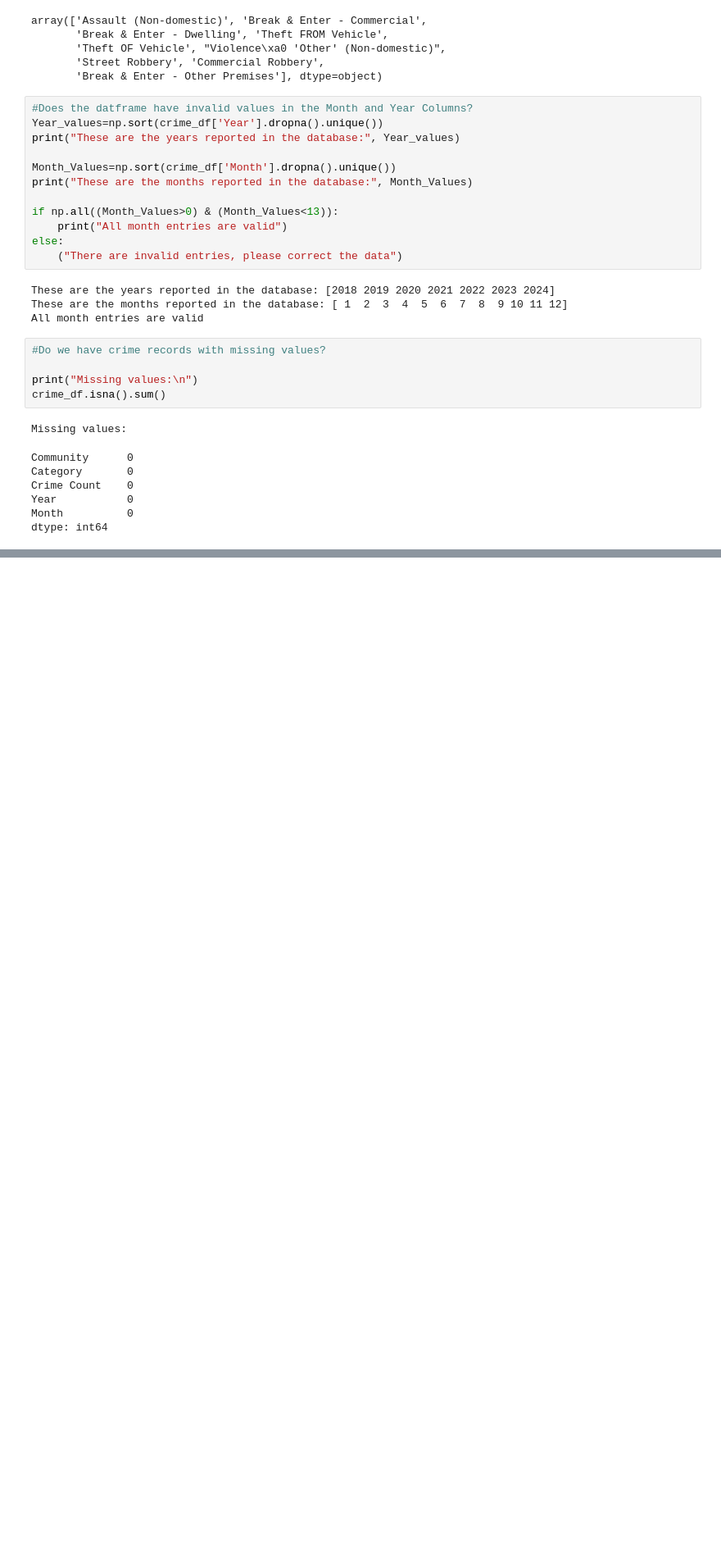
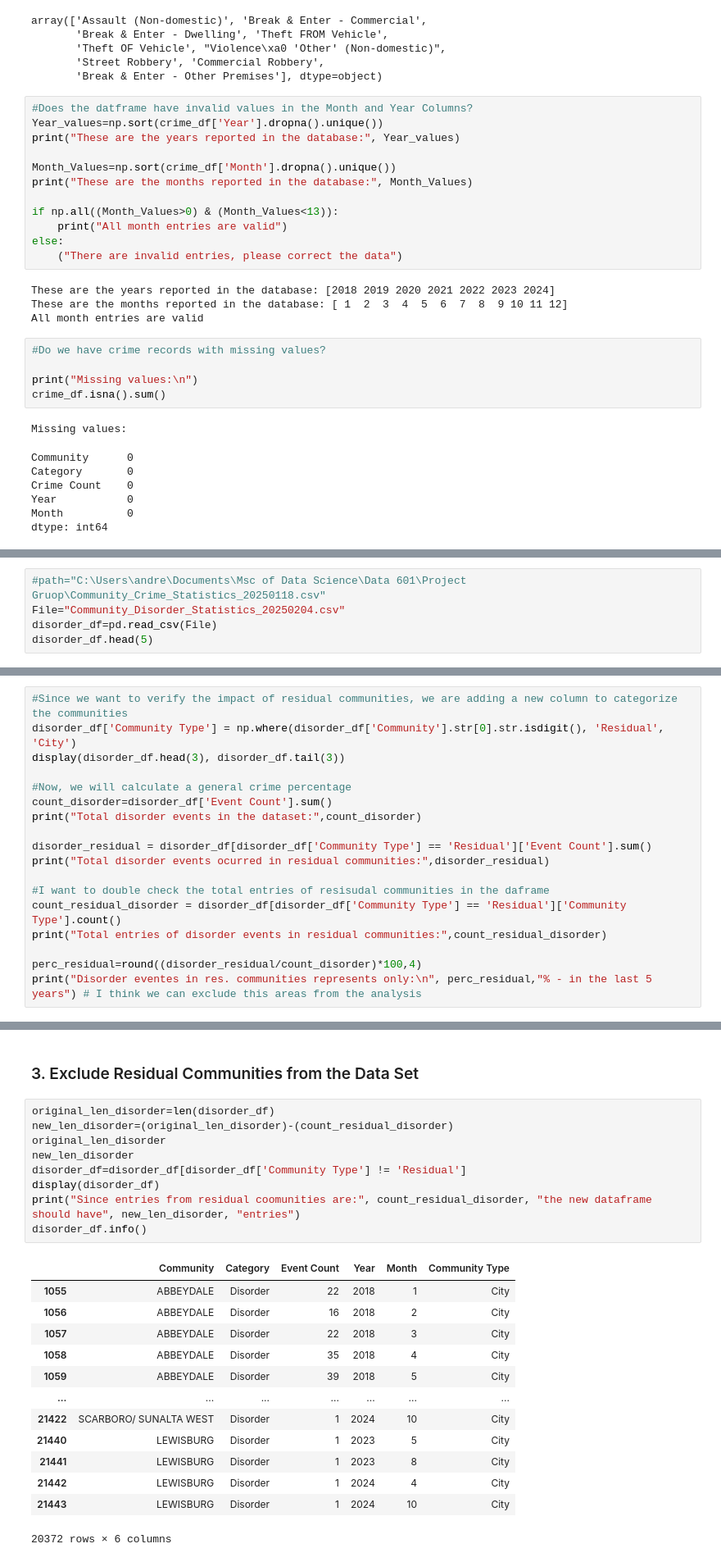
Before and after one commit to DanielaManozca/Calgary-s-Crime-statistics, a Jupyter notebook: Project Data Cleaning - Crime Stats.ipynb, the cells around one changed output, grey strips where cells are left out. Shown: that part at 82% size. Cells and saved outputs as stored; diff of their text form; blank space fills up the shorter version.

```diff
--- a/Project Data Cleaning - Crime Stats.ipynb
+++ b/Project Data Cleaning - Crime Stats.ipynb
@@ -152,0 +204,5 @@ Crimes in res. communities represents only: 1.34 % - in the last 5 years
+# %%
+#path="C:\Users\andre\Documents\Msc of Data Science\Data 601\Project Gruop\Community_Crime_Statistics_20250118.csv"
+File="Community_Disorder_Statistics_20250204.csv"
+disorder_df=pd.read_csv(File)
+disorder_df.head(5)
@@ -152,0 +306,18 @@ Crimes in res. communities represents only: 1.34 % - in the last 5 years
+# %%
+#Since we want to verify the impact of residual communities, we are adding a new column to categorize the communities
+disorder_df['Community Type'] = np.where(disorder_df['Community'].str[0].str.isdigit(), 'Residual', 'City')
+display(disorder_df.head(3), disorder_df.tail(3))
+
+#Now, we will calculate a general crime percentage
+count_disorder=disorder_df['Event Count'].sum()
+print("Total disorder events in the dataset:",count_disorder)
+
+disorder_residual = disorder_df[disorder_df['Community Type'] == 'Residual']['Event Count'].sum()
+print("Total disorder events ocurred in residual communities:",disorder_residual)
+
+#I want to double check the total entries of resisudal communities in the daframe
+count_residual_disorder = disorder_df[disorder_df['Community Type'] == 'Residual']['Community Type'].count()
+print("Total entries of disorder events in residual communities:",count_residual_disorder)
+
+perc_residual=round((disorder_residual/count_disorder)*100,4)
+print("Disorder eventes in res. communities represents only:\n", perc_residual,"% - in the last 5 years") # I think we can exclude this areas from the analysis
@@ -152,0 +338,25 @@ Crimes in res. communities represents only: 1.34 % - in the last 5 years
+# %% [markdown]
+### 3. Exclude Residual Communities from the Data Set
+# %%
+original_len_disorder=len(disorder_df)
+new_len_disorder=(original_len_disorder)-(count_residual_disorder)
+original_len_disorder
+new_len_disorder
+disorder_df=disorder_df[disorder_df['Community Type'] != 'Residual']
+display(disorder_df)
+print("Since entries from residual coomunities are:", count_residual_disorder, "the new dataframe should have", new_len_disorder, "entries")
+disorder_df.info()
+# %% [output]
+|  | Community | Category | Event Count | Year | Month | Community Type |
+| 1055 | ABBEYDALE | Disorder | 22 | 2018 | 1 | City |
+| 1056 | ABBEYDALE | Disorder | 16 | 2018 | 2 | City |
+| 1057 | ABBEYDALE | Disorder | 22 | 2018 | 3 | City |
+| 1058 | ABBEYDALE | Disorder | 35 | 2018 | 4 | City |
+| 1059 | ABBEYDALE | Disorder | 39 | 2018 | 5 | City |
+| ... | ... | ... | ... | ... | ... | ... |
+| 21422 | SCARBORO/ SUNALTA WEST | Disorder | 1 | 2024 | 10 | City |
+| 21440 | LEWISBURG | Disorder | 1 | 2023 | 5 | City |
+| 21441 | LEWISBURG | Disorder | 1 | 2023 | 8 | City |
+| 21442 | LEWISBURG | Disorder | 1 | 2024 | 4 | City |
+| 21443 | LEWISBURG | Disorder | 1 | 2024 | 10 | City |
+20372 rows × 6 columns
```
Also changed, not shown: parts of 20 cells of this notebook.
